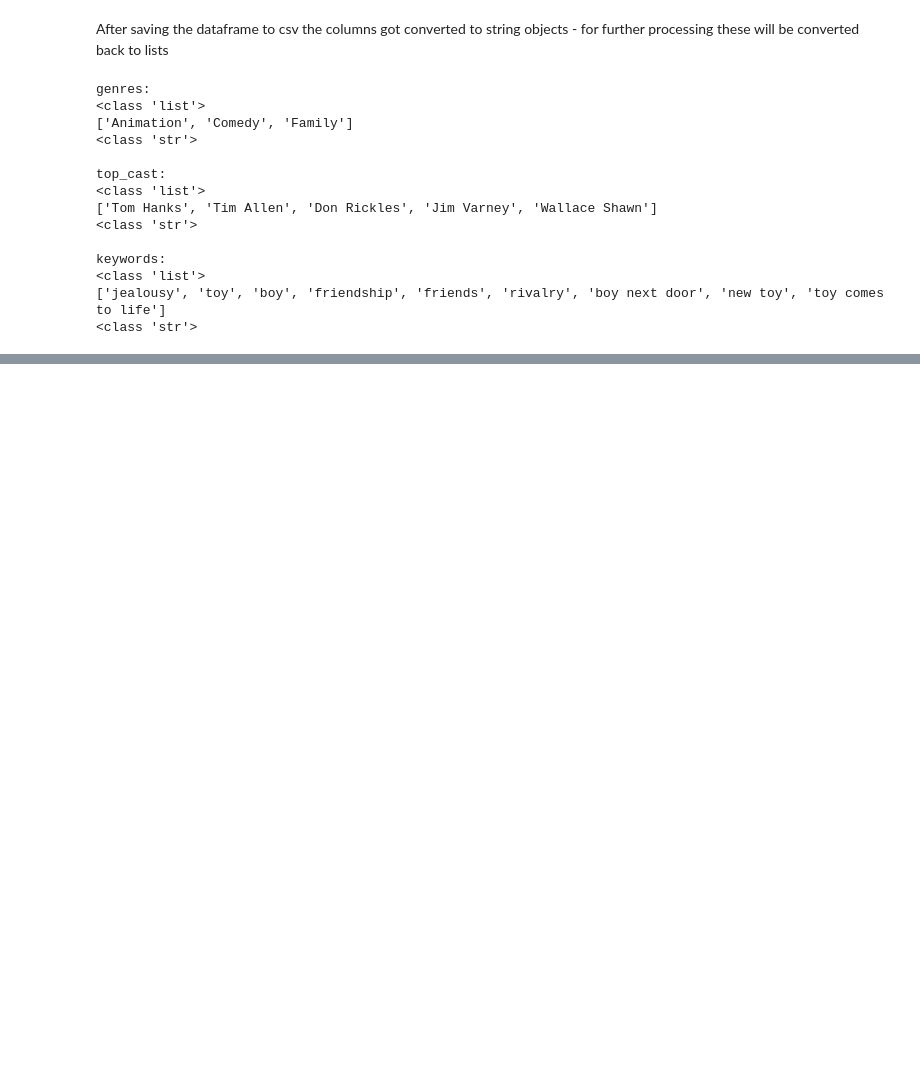
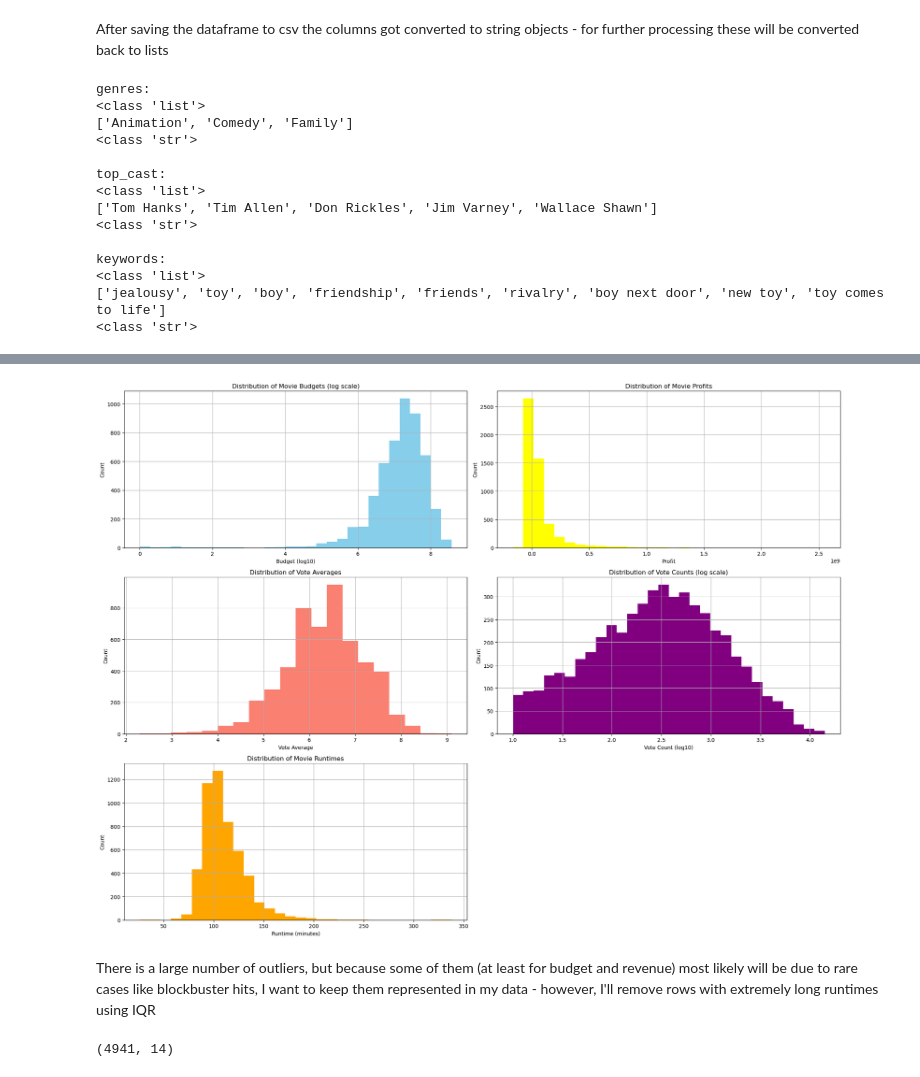
Before and after one commit to Hunkstaban/BIExamProject, a Jupyter notebook: workbooks/exploration-continued.ipynb, the cells around one changed output, grey strips where cells are left out. Cells and saved outputs as stored; diff of their text form; code cells hidden in the pictures; blank space fills up the shorter version.

```diff
--- a/workbooks/exploration-continued.ipynb
+++ b/workbooks/exploration-continued.ipynb
@@ -122,0 +223,60 @@ plt.show()
+# %%
+fig, axes = plt.subplots(3, 2, figsize=(20, 15))
+
+# Budget distribution (log scale)
+movies['budget'].apply(np.log10).hist(
+    bins=30, color='skyblue', ax=axes[0, 0]
+)
+axes[0, 0].set_title('Distribution of Movie Budgets (log scale)')
+axes[0, 0].set_xlabel('Budget (log10)')
+axes[0, 0].set_ylabel('Count')
+
+# Revenue distribution (log scale)
+movies['revenue'].apply(np.log10).hist(
+    bins=30, color='lightgreen', ax=axes[0, 1]
+)
+axes[0, 1].set_title('Distribution of Movie Revenue (log scale)')
+axes[0, 1].set_xlabel('Revenue (log10)')
+axes[0, 1].set_ylabel('Count')
+
+# Movie profits
+movies['profit'].hist(
+    bins=30, color='yellow', ax=axes[0, 1]
+)
+axes[0, 1].set_title('Distribution of Movie Profits')
+axes[0, 1].set_xlabel('Profit')
+axes[0, 1].set_ylabel('Count')
+
+# Vote average distribution
+movies['vote_average'].hist(
+    bins=20, color='salmon', ax=axes[1, 0]
+)
+axes[1, 0].set_title('Distribution of Vote Averages')
+axes[1, 0].set_xlabel('Vote Average')
+axes[1, 0].set_ylabel('Count')
+
+# Vote count distribution (log scale)
+movies['vote_count'].apply(np.log10).hist(
+    bins=30, color='purple', ax=axes[1, 1]
+)
+axes[1, 1].set_title('Distribution of Vote Counts (log scale)')
+axes[1, 1].set_xlabel('Vote Count (log10)')
+axes[1, 1].set_ylabel('Count')
+
+# Runtime distribution
+movies['runtime'].hist(
+    bins=30, color='orange', ax=axes[2, 0]
+)
+axes[2, 0].set_title('Distribution of Movie Runtimes')
+axes[2, 0].set_xlabel('Runtime (minutes)')
+axes[2, 0].set_ylabel('Count')
+
+# Hide the empty subplot (bottom right)
+axes[2, 1].axis('off')
+
+plt.tight_layout()
+plt.show()
+# %% [output]
+[figure, added]
+# %% [markdown]
+There is a large number of outliers, but because some of them (at least for budget and revenue) most likely will be due to rare cases like blockbuster hits, I want to keep them represented in my data - however, I'll remove rows with extremely long runtimes using IQR
@@ -122,0 +293,4 @@ plt.show()
+# %%
+movies.shape
+# %% [output]
+(4941, 14)
```
Also changed, not shown: parts of 35 cells of this notebook, 1 other file.
